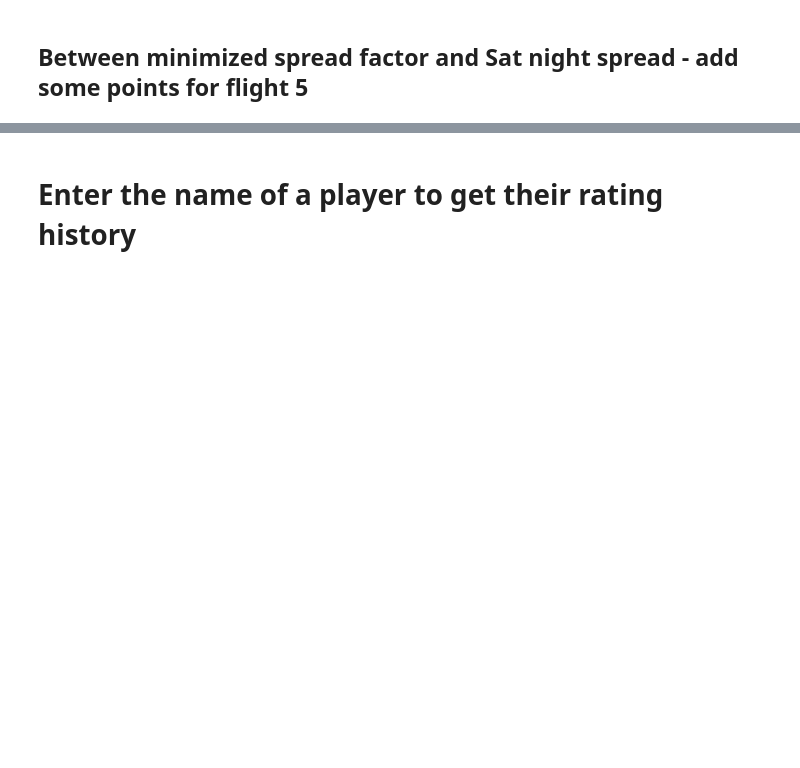
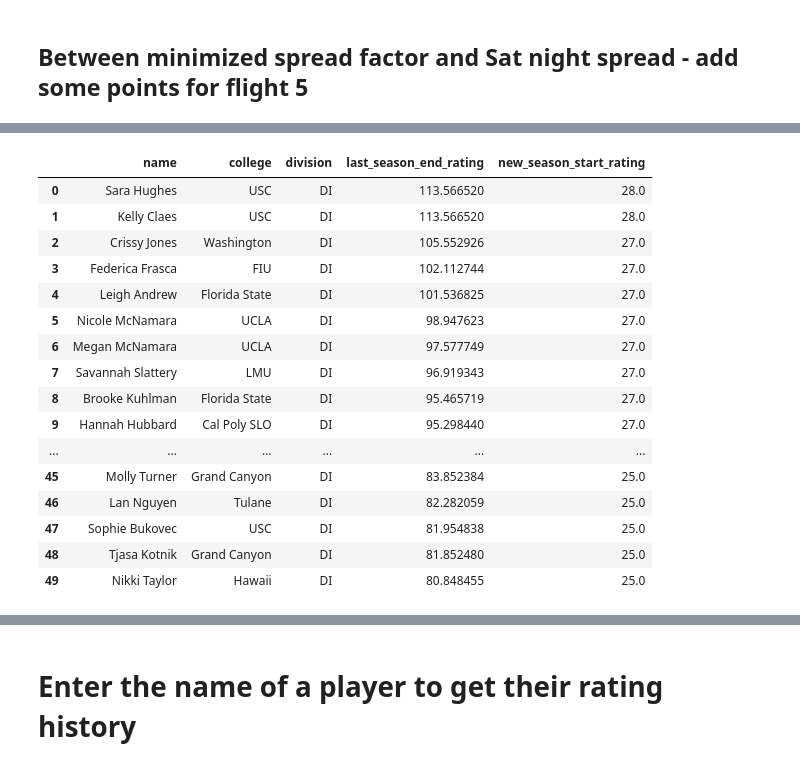
Before and after one commit to mas-dse-mhardist/collegebeachvball, a Jupyter notebook: Updated Rankings.ipynb, the cells around one changed output, grey strips where cells are left out. Saved outputs shown, nothing was run; the diff lists cells and outputs as text; code cells hidden in the pictures; blank space fills up the shorter version.

```diff
--- a/Updated Rankings.ipynb
+++ b/Updated Rankings.ipynb
@@ -591,4 +292,0 @@ df_top_players[df_top_players.college == 'Stanford']
-# %%
-d = create_ratings_from_matches(df, [2.2, 1.5, 1.1, .75, 0])
-rd = plot_rating_distribution(d['match_history'])
-get_top_players(d['match_history'], position_='all').head(100).to_csv('220_150_110_075_000.csv')
@@ -718,0 +293,24 @@ Last Rating:87.38756869742092
+# %%
+def get_prior_year_player_rating_adders(py_file, factor):
+    df = pd.read_csv(py_file).drop_duplicates()
+    df.columns = ['division', 'compID', 'location', 'date', 'college', 'first_name', 'last_name', 'position', 'result', 'score']
+
+    d = create_ratings_from_matches(df, factor)
+    df_top_players = get_top_players(d['match_history'], position_='all')
+
+    #2 standard deviations from the mean - best performers
+    two_sigma = 2*df_top_players.rating.std() + df_top_players.rating.mean()
+    high_perfomers = df_top_players[df_top_players['rating'] > two_sigma][['name']]
+    high_perfomers['adder'] = 2
+
+
+    #3 standard deviations from the mean - over-performing outliers
+    three_sigma = 3*df_top_players.rating.std() + df_top_players.rating.mean()
+    ultra_high_perfomers = df_top_players[df_top_players['rating'] > three_sigma][['name']]
+    ultra_high_perfomers['adder'] = 1
+
+    adder = pd.concat([high_perfomers, ultra_high_perfomers])
+    adder = adder.groupby(['name'])['adder'].sum().to_frame().sort_values(['adder'], ascending=False)
+    adder_dict = adder.to_dict().values()[0]
+    return adder_dict
+adder_dict = get_prior_year_player_rating_adders('Data/Competition-2017.csv', [1.7, 1.2, .7, .45, .1])
@@ -718,0 +335,30 @@ Last Rating:87.38756869742092
+# %%
+def create_start_rating(_adder_dict, _df_top_players):
+    df_adder= pd.DataFrame.from_dict(_adder_dict, orient='index', columns=['adder']).reset_index()
+    df_adder.columns = ['name', 'adder']
+    df_starting_rating = pd.merge(_df_top_players, df_adder, how='outer')
+    df_starting_rating['adder'] = df_starting_rating['adder'].fillna(0)
+    df_starting_rating['start_rating'] = df_starting_rating['adder']+25
+    df_starting_rating.columns = ['rank', 'name', 'college', 'division', 'last_season_end_rating',
+       'primary position', 'date', 'adder', 'new_season_start_rating']
+    return df_starting_rating[['name', 'college', 'division', 'last_season_end_rating','new_season_start_rating']]
+
+create_start_rating(adder_dict, df_top_players).head(50)
+# %% [output]
+|  | name | college | division | last_season_end_rating | new_season_start_rating |
+| 0 | Sara Hughes | USC | DI | 113.566520 | 28.0 |
+| 1 | Kelly Claes | USC | DI | 113.566520 | 28.0 |
+| 2 | Crissy Jones | Washington | DI | 105.552926 | 27.0 |
+| 3 | Federica Frasca | FIU | DI | 102.112744 | 27.0 |
+| 4 | Leigh Andrew | Florida State | DI | 101.536825 | 27.0 |
+| 5 | Nicole McNamara | UCLA | DI | 98.947623 | 27.0 |
+| 6 | Megan McNamara | UCLA | DI | 97.577749 | 27.0 |
+| 7 | Savannah Slattery | LMU | DI | 96.919343 | 27.0 |
+| 8 | Brooke Kuhlman | Florida State | DI | 95.465719 | 27.0 |
+| 9 | Hannah Hubbard | Cal Poly SLO | DI | 95.298440 | 27.0 |
+| ... | ... | ... | ... | ... | ... |
+| 45 | Molly Turner | Grand Canyon | DI | 83.852384 | 25.0 |
+| 46 | Lan Nguyen | Tulane | DI | 82.282059 | 25.0 |
+| 47 | Sophie Bukovec | USC | DI | 81.954838 | 25.0 |
+| 48 | Tjasa Kotnik | Grand Canyon | DI | 81.852480 | 25.0 |
+| 49 | Nikki Taylor | Hawaii | DI | 80.848455 | 25.0 |
```
Also changed, not shown: parts of 42 cells of this notebook, 5 other files.
